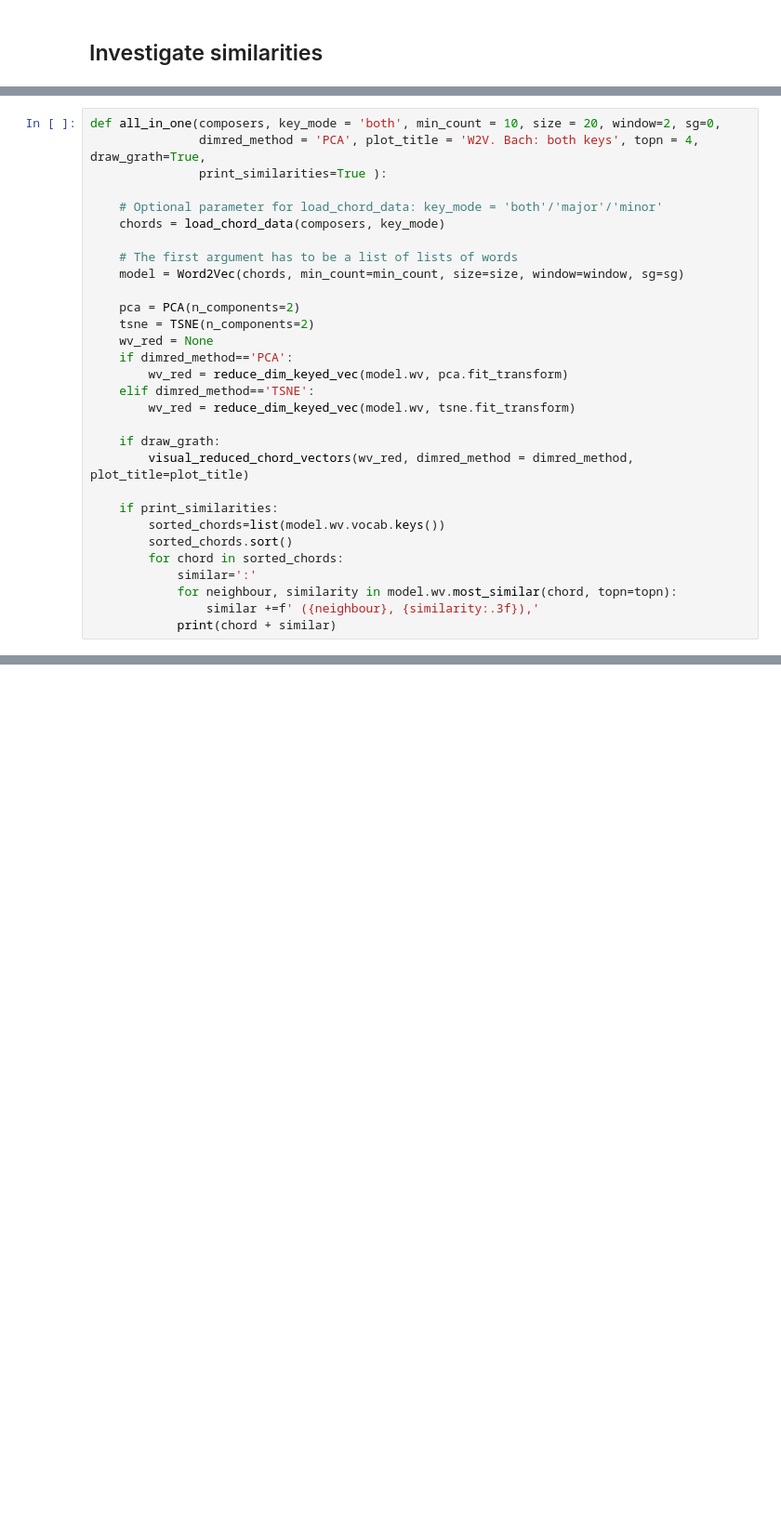
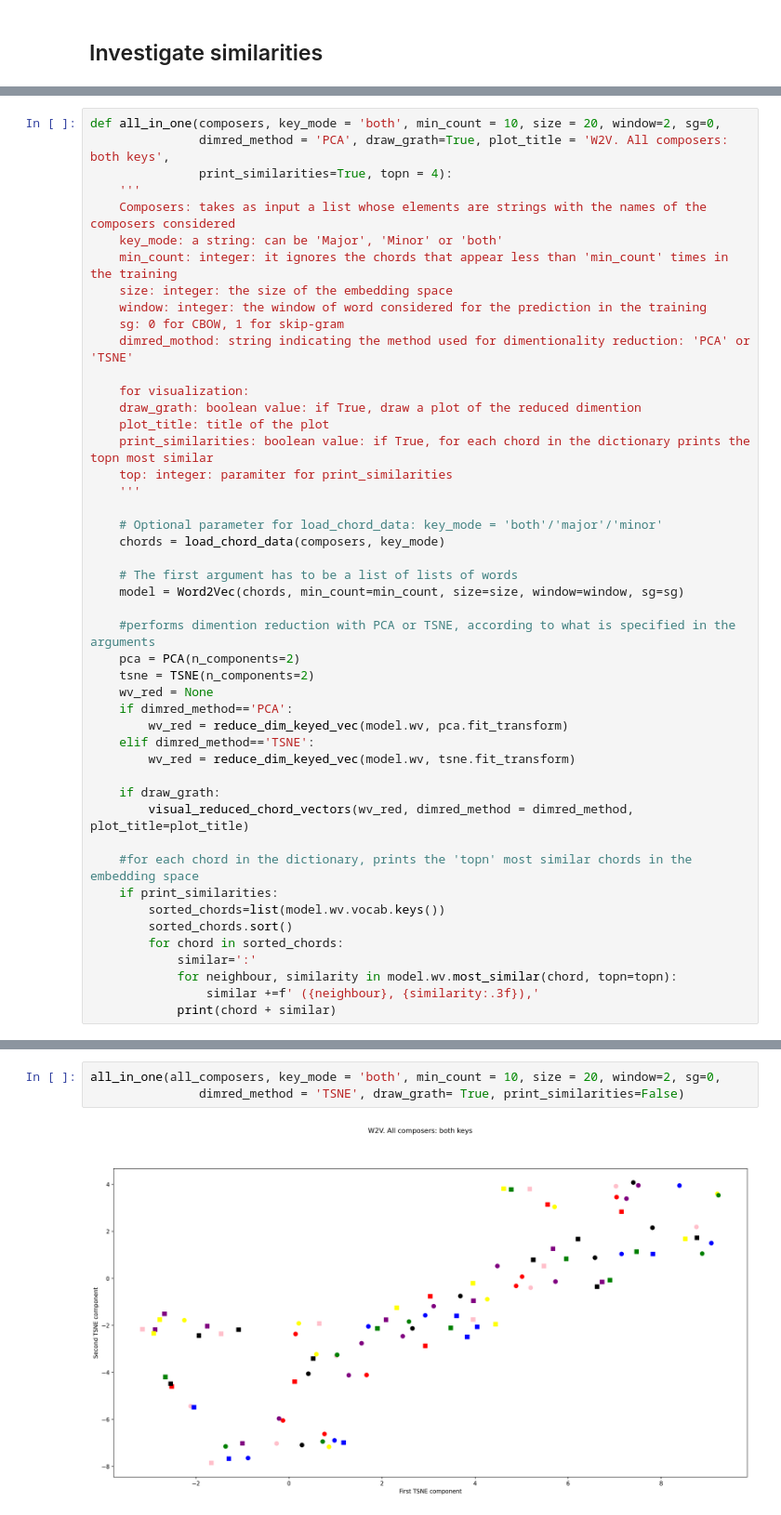
Before and after one commit to elianzuoni/ml_project2, a Jupyter notebook: ML_chord.ipynb, the cells around one changed output, grey strips where cells are left out. Shown at 93% size. Saved outputs shown, nothing was run; the diff lists cells and outputs as text; blank space fills up the shorter version.

```diff
--- a/ML_chord.ipynb
+++ b/ML_chord.ipynb
@@ -62,7 +88,22 @@ model_bach_both.wv.most_similar('MAJOR;I:MIN', topn = 100)
 # %%
 def all_in_one(composers, key_mode = 'both', min_count = 10, size = 20, window=2, sg=0,
-               dimred_method = 'PCA', plot_title = 'W2V. Bach: both keys', topn = 4, draw_grath=True,
-               print_similarities=True ):
+               dimred_method = 'PCA', draw_grath=True, plot_title = 'W2V. All composers: both keys',
+               print_similarities=True, topn = 4):
+    '''
+    Composers: takes as input a list whose elements are strings with the names of the composers considered
+    key_mode: a string: can be 'Major', 'Minor' or 'both'
+    min_count: integer: it ignores the chords that appear less than 'min_count' times in the training
+    size: integer: the size of the embedding space
+    window: integer: the window of word considered for the prediction in the training
+    sg: 0 for CBOW, 1 for skip-gram
+    dimred_mothod: string indicating the method used for dimentionality reduction: 'PCA' or 'TSNE'
+
+    for visualization:
+    draw_grath: boolean value: if True, draw a plot of the reduced dimention
+    plot_title: title of the plot
+    print_similarities: boolean value: if True, for each chord in the dictionary prints the topn most similar
+    top: integer: paramiter for print_similarities
+    '''
 
     # Optional parameter for load_chord_data: key_mode = 'both'/'major'/'minor'
     chords = load_chord_data(composers, key_mode)
@@ -70,6 +111,7 @@ def all_in_one(composers, key_mode = 'both', min_count = 10, size = 20, window=2
     # The first argument has to be a list of lists of words
     model = Word2Vec(chords, min_count=min_count, size=size, window=window, sg=sg)
 
+    #performs dimention reduction with PCA or TSNE, according to what is specified in the arguments
     pca = PCA(n_components=2)
     tsne = TSNE(n_components=2)
     wv_red = None
@@ -81,6 +123,7 @@ def all_in_one(composers, key_mode = 'both', min_count = 10, size = 20, window=2
     if draw_grath:
         visual_reduced_chord_vectors(wv_red, dimred_method = dimred_method, plot_title=plot_title)
 
+    #for each chord in the dictionary, prints the 'topn' most similar chords in the embedding space
     if print_similarities:
         sorted_chords=list(model.wv.vocab.keys())
         sorted_chords.sort()
@@ -91,0 +138,5 @@ def all_in_one(composers, key_mode = 'both', min_count = 10, size = 20, window=2
+# %%
+all_in_one(all_composers, key_mode = 'both', min_count = 10, size = 20, window=2, sg=0,
+               dimred_method = 'TSNE', draw_grath= True, print_similarities=False)
+# %% [output]
+[figure, added]
```
Also changed, not shown: parts of 8 cells of this notebook, 1 other file.
